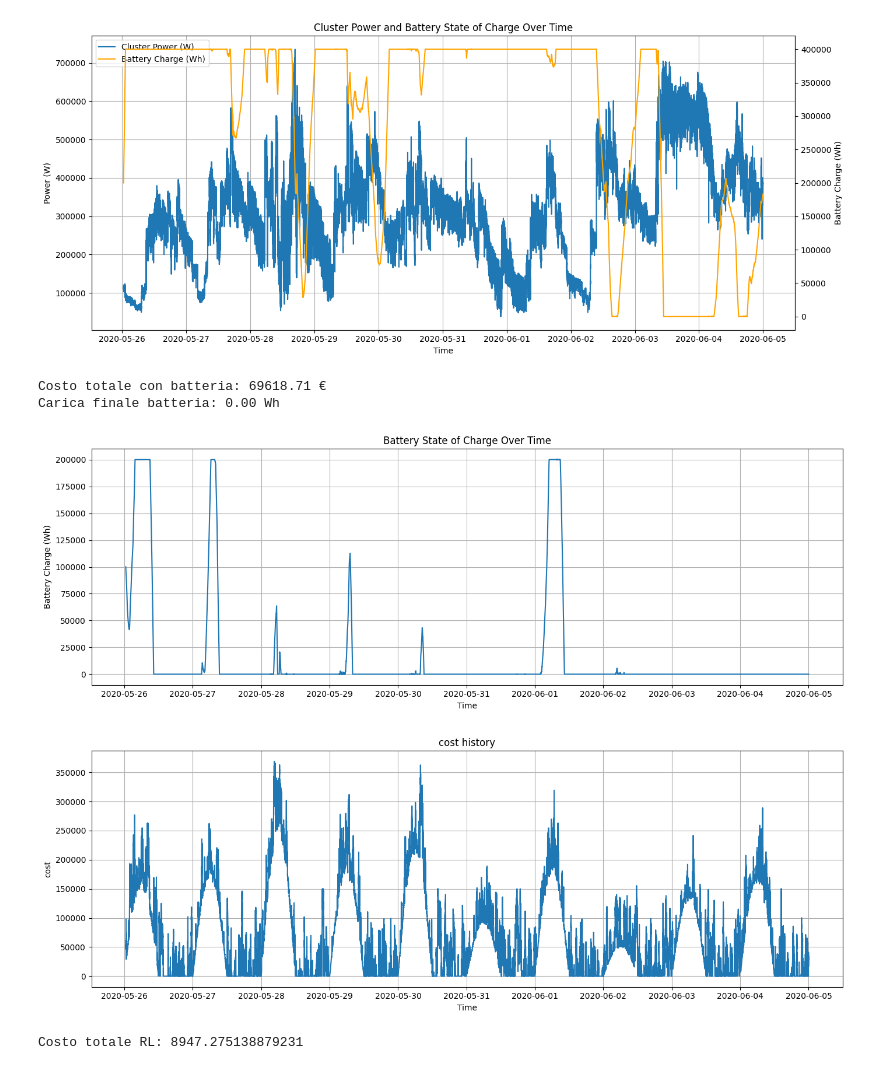
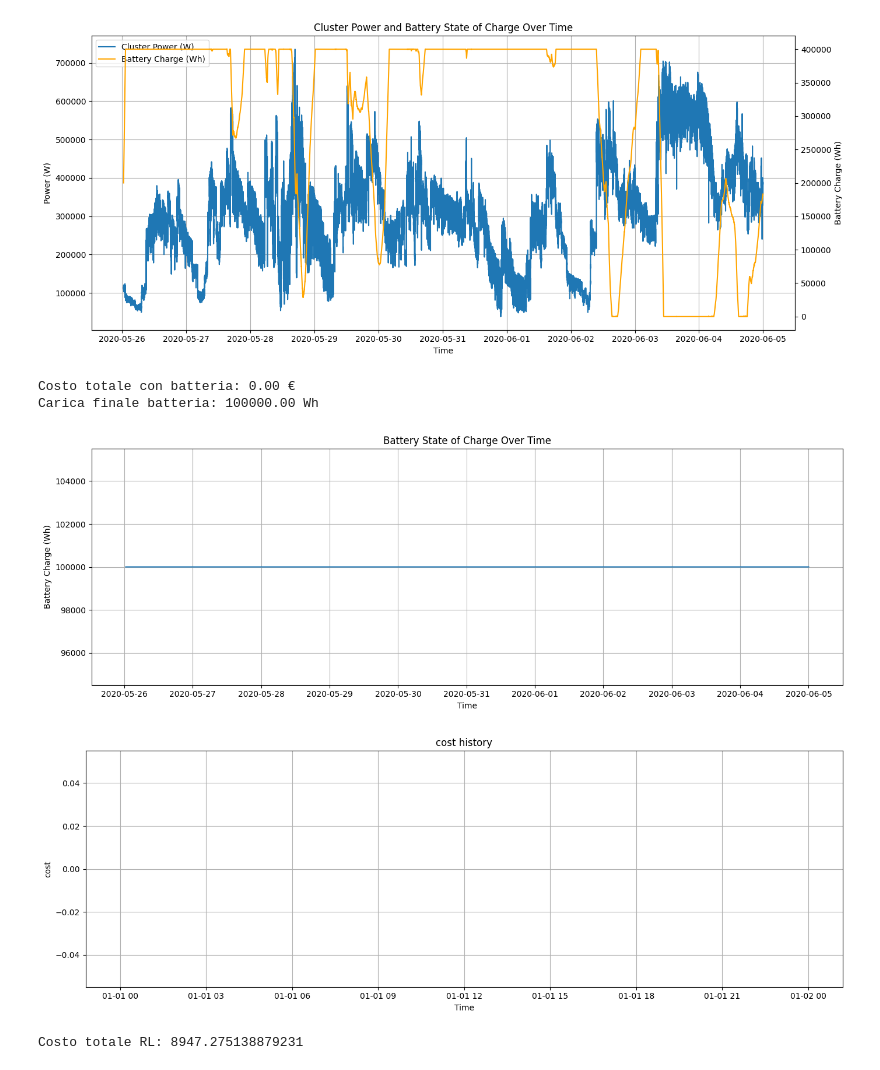
Before and after one commit to alessandroPetz/rl_hpc_power_aware, a Jupyter notebook: test_simulations.ipynb, the cells around one changed output. Drawn from its saved outputs; the diff is of its cells as text; code cells hidden in the pictures.

Commit message:
real green energy added

```diff
--- a/test_simulations.ipynb
+++ b/test_simulations.ipynb
@@ -460,7 +460,7 @@ import numpy as np
 import matplotlib.pyplot as plt
 import matplotlib.dates as mdates
 import sys
-from renewable_models import RenewableModels
+from renewable_real import RenewableModels
 
 def dynamic_low_price(timestamp):
     hour = timestamp.hour
@@ -501,13 +501,18 @@ df["dt_hours"] = df["dt_hours"].fillna(0)
 
 df["price_base"] = df["time"].apply(dynamic_low_price)
 
-rm = RenewableModels(seed=42)   # seed diverso per training
+#rm = RenewableModels(seed=42)   # seed diverso per training
+rm = RenewableModels()   # seed diverso per training
 
-df["P_solar"] = rm.solar_cloudy2(df)
+#df["P_solar"] = rm.solar_cloudy2(df)
 #df["P_solar"] = rm.solar_simple(df)
-df["P_wind"] = rm.wind_stochastic(df)
+#df["P_wind"] = rm.wind_stochastic(df)
 #df["P_wind"] = rm.wind_uniform(df)
+df["P_wind"] = rm.wind_from_openmeteo(df)
+df["P_solar"] = rm.solar_from_openmeteo(df)
+
 df["P_ren"]   = df["P_solar"] + df["P_wind"]
+
 
 # df["energy_Wh"] = df["power"] * df["dt_hours"]
 
@@ -579,37 +584,37 @@ for idx, row in df.iterrows():
     # curtailment zero in questo ramo (nessun eccesso)
     curtailment_history.append(0)
 
     # storico
     battery_history.append(battery)
     time_history.append(t)
 
 
 
 print(f"Costo totale con batteria: {total_cost:.2f} €")
 print(f"Carica finale batteria: {battery:.2f} Wh")
 
 plt.figure(figsize=(14, 5))
 plt.plot(time_history, battery_history)
 plt.xlabel("Time")
 plt.ylabel("Battery Charge (Wh)")
 plt.title("Battery State of Charge Over Time")
 plt.grid(True)
 plt.tight_layout()
 plt.show()
 
 plt.figure(figsize=(14, 5))
 plt.plot(time_history, df["P_ren"])
 plt.xlabel("Time")
 plt.ylabel("cost")
 plt.title("cost history")
 plt.grid(True)
 plt.tight_layout()
 plt.show()
 # %% [output]
-Costo totale con batteria: 69618.71 €
-Carica finale batteria: 0.00 Wh
+Costo totale con batteria: 0.00 €
+Carica finale batteria: 100000.00 Wh
-[figure, old version]
+[figure, new version]
-[figure, old version]
+[figure, new version]
 # %%
 # test saved model
 
```
Also changed, not shown: 4 other files.
